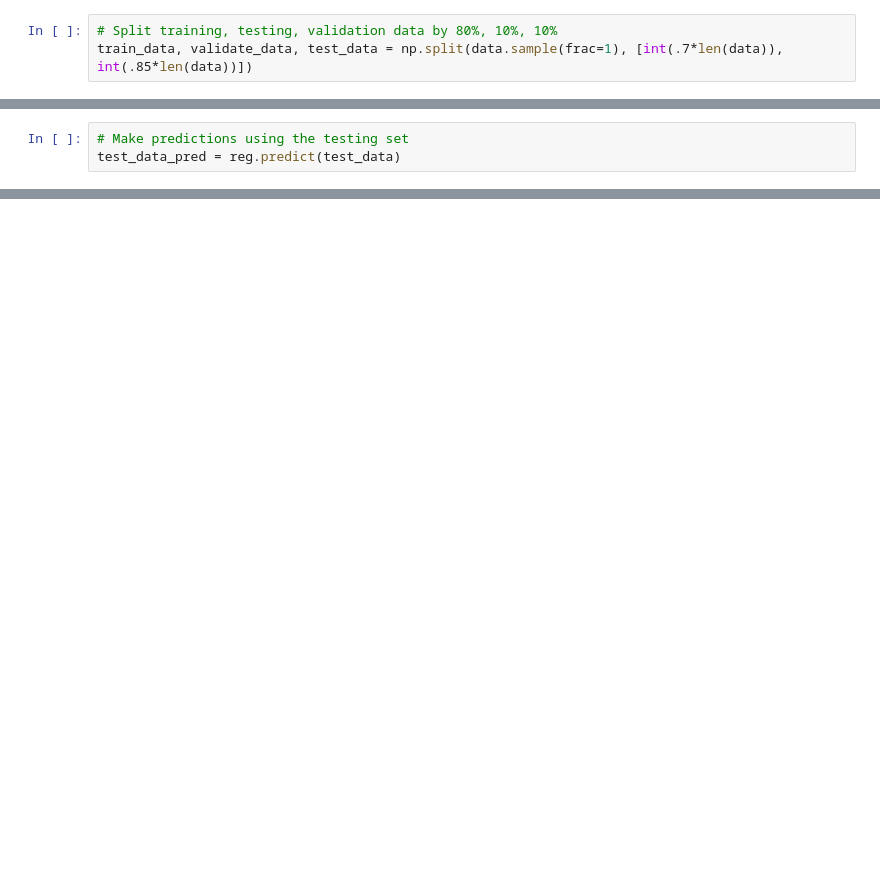
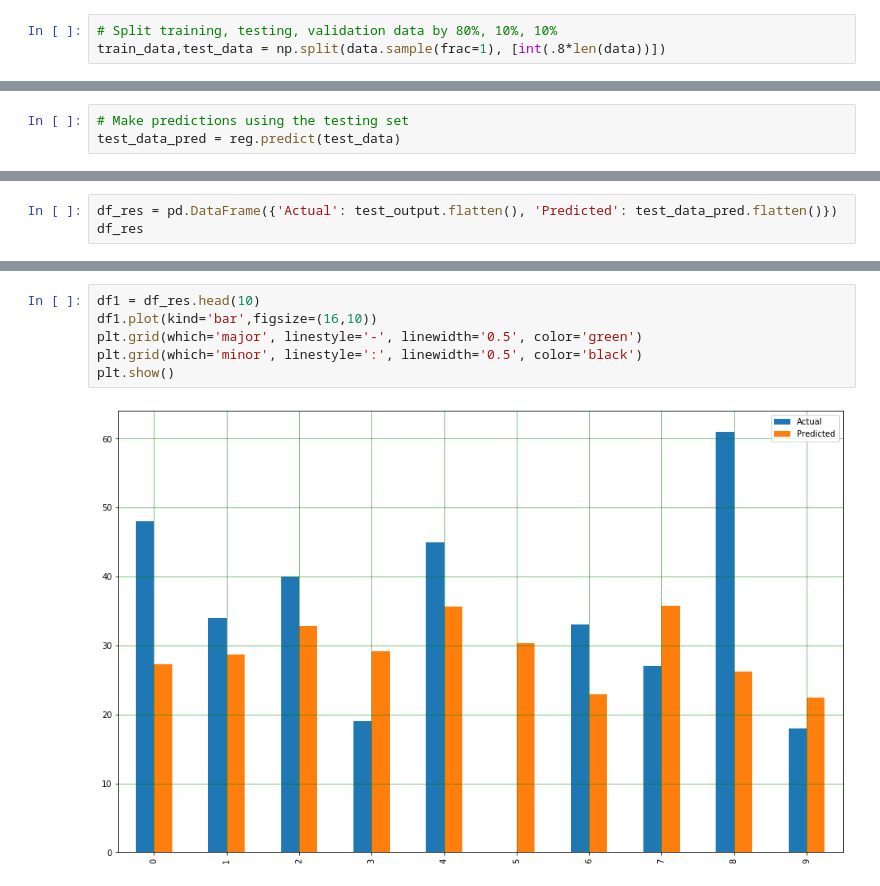
Before and after one commit to peishuan/Natural-Computation-Methods-for-Machine-Learning-Final-Project, a Jupyter notebook: meeting0520/spotify_linear_regression.ipynb, the cells around one changed output, grey strips where cells are left out. Cells and saved outputs as stored; diff of their text form; blank space fills up the shorter version.

```diff
--- a/meeting0520/spotify_linear_regression.ipynb
+++ b/meeting0520/spotify_linear_regression.ipynb
@@ -36,6 +38,6 @@ data.head()
 # %%
 # Split training, testing, validation data by 80%, 10%, 10%
-train_data, validate_data, test_data = np.split(data.sample(frac=1), [int(.7*len(data)), int(.85*len(data))])
+train_data,test_data = np.split(data.sample(frac=1), [int(.8*len(data))])
 # %%
 # Split output and convert to array
 train_output = train_data.Popularity
@@ -126,0 +124,3 @@ plt.show()
+# %%
+df_res = pd.DataFrame({'Actual': test_output.flatten(), 'Predicted': test_data_pred.flatten()})
+df_res
@@ -126,0 +141,8 @@ plt.show()
+# %%
+df1 = df_res.head(10)
+df1.plot(kind='bar',figsize=(16,10))
+plt.grid(which='major', linestyle='-', linewidth='0.5', color='green')
+plt.grid(which='minor', linestyle=':', linewidth='0.5', color='black')
+plt.show()
+# %% [output]
+[figure, added]
```
Also changed, not shown: parts of 14 cells of this notebook.
